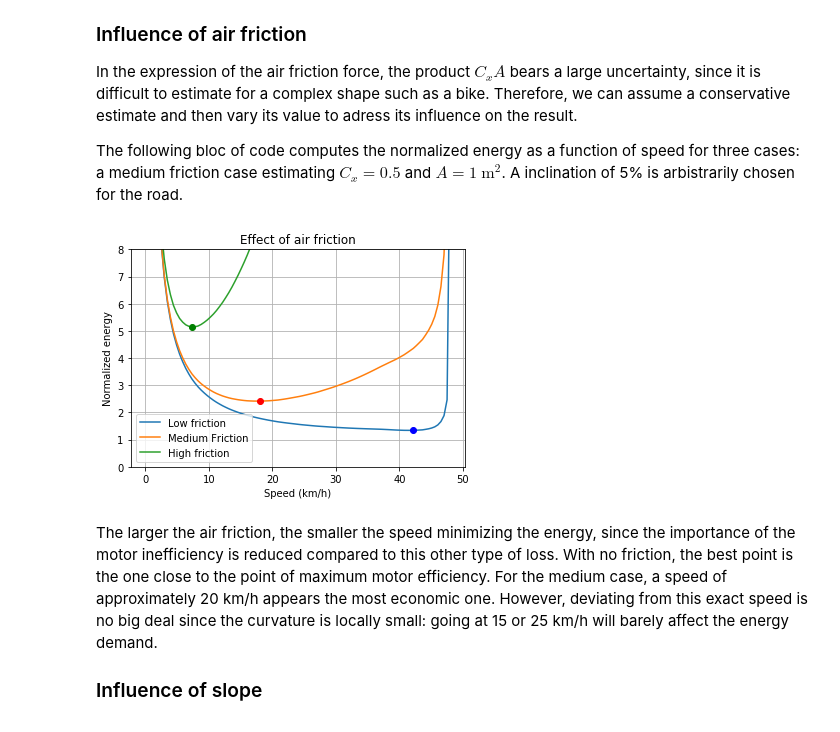
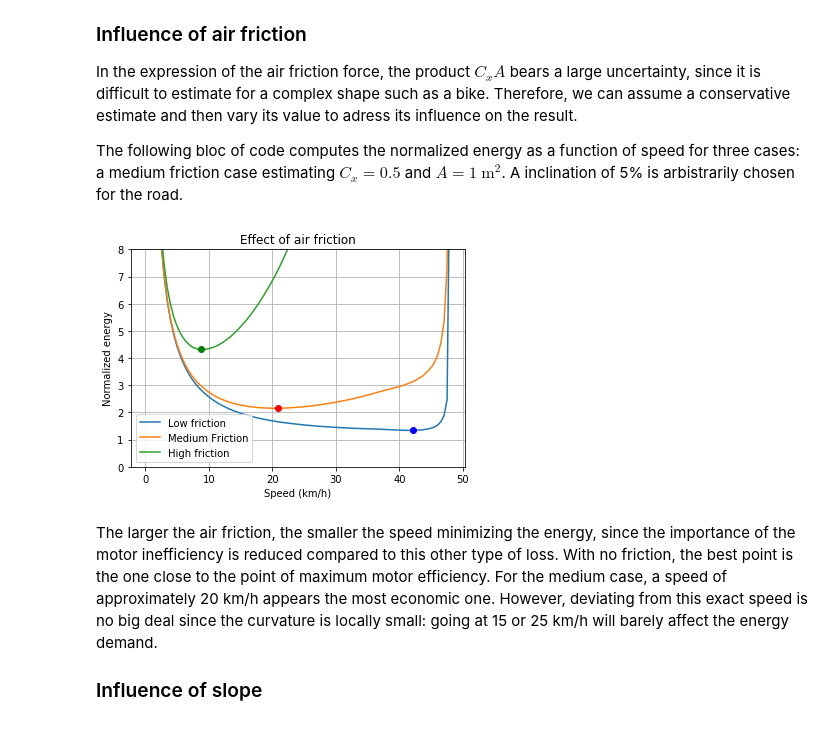
Before and after one commit to e-guenat/e-guenat.github.io, a Jupyter notebook: assets/others/OptimalSpeed.ipynb, the cells around one changed output. Saved outputs shown, nothing was run; the diff lists cells and outputs as text; code cells hidden in the pictures.

```diff
--- a/assets/others/OptimalSpeed.ipynb
+++ b/assets/others/OptimalSpeed.ipynb
@@ -67,38 +67,38 @@ FairCoeff = 1.5*(0.5 *1.2)
 
 
 def SpecificEnergy(slope,m,v,rend,FairCoeff,U,R):
-    Fair = 0.8*FairCoeff*np.power(v/3.6,2)
+    Fair = 0.5*FairCoeff*np.power(v/3.6,2)
     Fg  = m*9.81*np.sin(np.arctan(slope))
     Ed = (Fair+Fg)/rend
     I = Ed * (v/3.6) /U
     Pel = R*np.power(I,2)
     Ed1 = Ed+Pel/v
     return Ed1/(m*9.81*np.sin(np.arctan(slope)))
 
 Ed1 = SpecificEnergy(0.05,m,v,rend,FairCoeff*0,U,R)
 Ed2 = SpecificEnergy(0.05,m,v,rend,FairCoeff,U,R)
 Ed3 = SpecificEnergy(0.05,m,v,rend,FairCoeff*10,U,R)
 
 minED1 = np.argmin(Ed1)
 minED2 = np.argmin(Ed2)
 minED3 = np.argmin(Ed3)
 
 fig, ax = plt.subplots(figsize=(6, 4))
 plt.plot(v,Ed1,label='Low friction')
 plt.plot(v[minED1],Ed1[minED1],'bo')
 plt.plot(v,Ed2,label='Medium Friction')
 plt.plot(v[minED2],Ed2[minED2],'ro')
 plt.plot(v,Ed3,label='High friction')
 plt.plot(v[minED3],Ed3[minED3],'go')
 plt.ylim(0,8)
 plt.ylabel('Normalized energy')
 plt.xlabel('Speed (km/h)')
 plt.title('Effect of air friction')
 ax.legend(loc='lower left')
 ax.grid(True)
 plt.show()
 # %% [output]
-[figure, old version]
+[figure, new version]
 # %% [markdown]
 The larger the air friction, the smaller the speed minimizing the energy, since the importance of the motor inefficiency is reduced compared to this other type of loss. With no friction, the best point is the one close to the point of maximum motor efficiency. For the medium case, a speed of approximately 20 km/h appears the most economic one. However, deviating from this exact speed is no big deal since the curvature is locally small: going at 15 or 25 km/h will barely affect the energy demand.
 
```
Also changed, not shown: parts of 2 cells of this notebook, 4 other files.
